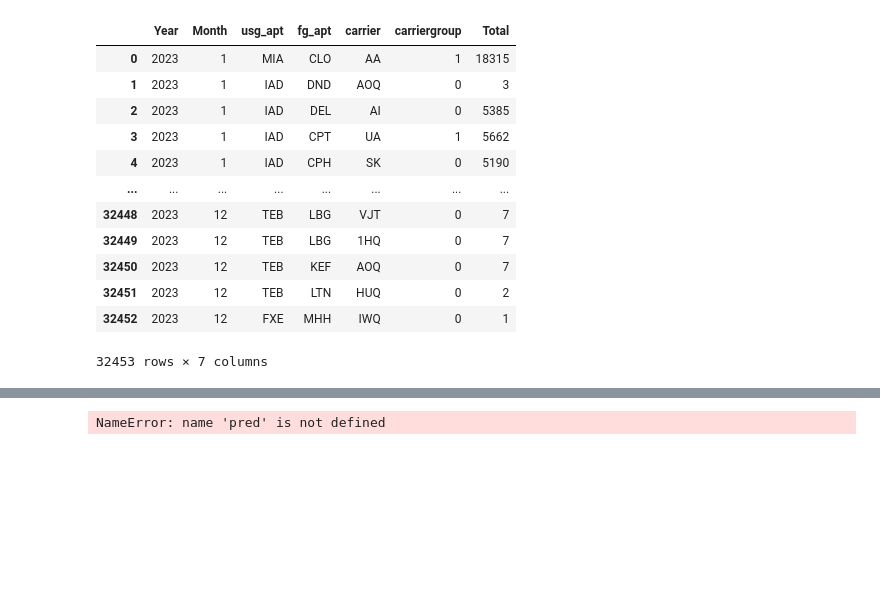
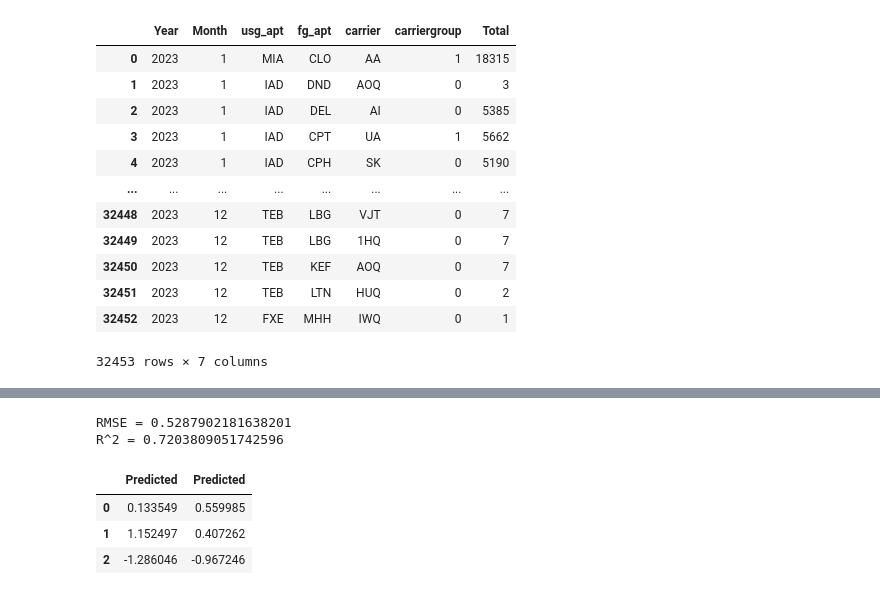
Before and after one commit to rishab-t0910/agco_ameren_hackathon, a Jupyter notebook: modelling_1.ipynb, the cells around one changed output, grey strips where cells are left out. Saved outputs shown, nothing was run; the diff lists cells and outputs as text; code cells hidden in the pictures; blank space fills up the shorter version.

```diff
--- a/modelling_1.ipynb
+++ b/modelling_1.ipynb
@@ -296,20 +205,34 @@ HPU available: False, using: 0 HPUs
-# %%
-# # Plot predict v train
-# results_df = pd.DataFrame(standard_scaler.inverse_transform(pred.values()))
-# results_df = pd.concat([carrier_df['Month'], results_df, \
-#                         target], axis = 1)
-# results_df = results_df[['Month', 'Predicted', 'Total']]
-# results_df = results_df.groupby(by = 'Month').sum().reset_index()
-
-# plt.plot(results_df['Month'], results_df['Predicted'], label = 'Predicted')
-# plt.plot(results_df['Month'], results_df['Actual'], label = 'Actual')
-# plt.legend()
-# plt.show()
-
-# mse = round(sum((results_df['Predicted'] - results_df['Actual'])**2)/len(results_df['Predicted']), 3)
-# mape = round(sum(abs((results_df['Predicted'] - results_df['Actual'])))/len(results_df['Predicted']), 3)
-
-# print("MSE =", mse, "\nMAPE =", mape)
-pred.values()
-# %% [output]
-NameError: name 'pred' is not defined
+# %%
+## , 'carriergroup', 'usg_apt_encoded', 'fg_apt_encoded', 'carrier_encoded'
+scaler = StandardScaler()
+X = model_df[['Month']].drop_duplicates().reset_index(drop = True)
+X['Year'] = 2023
+model_df['Avg'] = model_df.groupby(by = 'Month')['Total'].transform("mean")
+y = model_df[['Avg']].drop_duplicates().reset_index(drop = True)
+
+X_train, X_test, y_train, y_test = train_test_split(X, y, test_size=0.2, random_state=42)
+
+X_train = scaler.fit_transform(X_train)
+X_test = scaler.fit_transform(X_test)
+y_train = scaler.fit_transform(y_train)
+y_test = pd.DataFrame(scaler.fit_transform(y_test))
+
+model = LinearRegression()
+model.fit(X_train, y_train)
+
+y_pred = model.predict(X_test).flatten()
+results_df = pd.DataFrame(y_pred).reset_index(drop = True)
+results_df = pd.concat([y_test, results_df], axis = 1).rename(columns = {0:"Predicted", "Total": "Actual"})
+
+rmse = np.sqrt(mean_squared_error(y_test, y_pred))
+r2 = r2_score(y_test, y_pred)
+
+print(f"RMSE = {rmse}", f"R^2 = {r2}", sep = '\n')
+results_df
+# %% [output]
+RMSE = 0.5287902181638201
+R^2 = 0.7203809051742596
+|  | Predicted | Predicted |
+| 0 | 0.133549 | 0.559985 |
+| 1 | 1.152497 | 0.407262 |
+| 2 | -1.286046 | -0.967246 |
```
Also changed, not shown: parts of 13 cells of this notebook, 1 other file.
